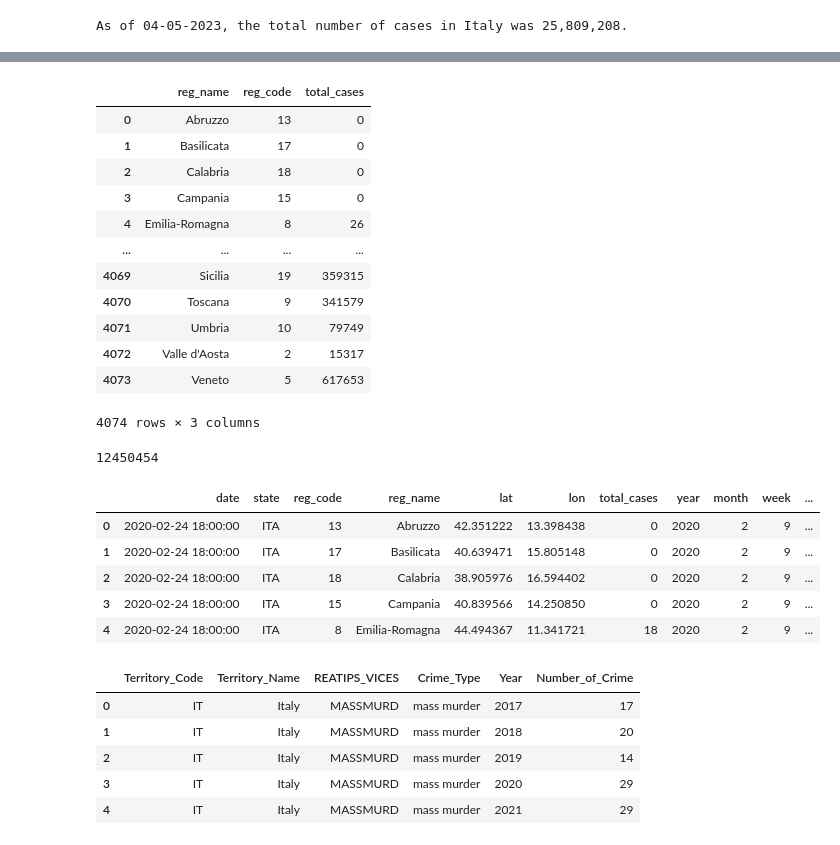
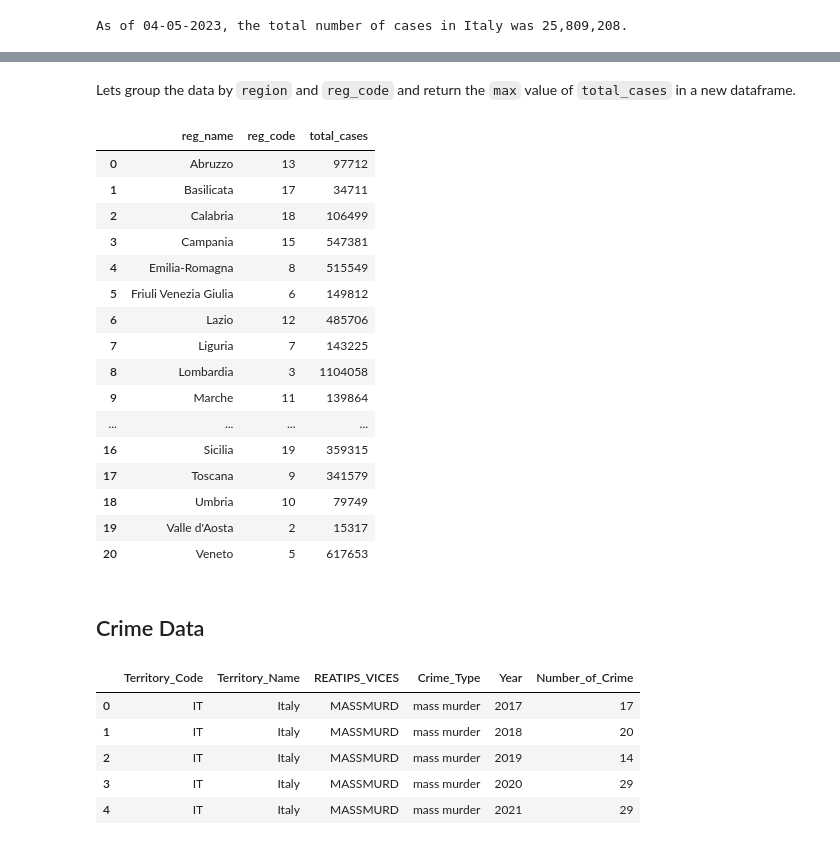
Before and after one commit to OmdenaAI/milan-italy-impact-covid-crimes, a Jupyter notebook: src/tasks/task-2-data-cleaning/files.ipynb, the cells around one changed output, grey strips where cells are left out. Saved outputs shown, nothing was run; the diff lists cells and outputs as text; code cells hidden in the pictures.

```diff
--- a/src/tasks/task-2-data-cleaning/files.ipynb
+++ b/src/tasks/task-2-data-cleaning/files.ipynb
@@ -487,17 +476,0 @@ covid_reg_dates
-# %%
-df_cases_sum = pd.DataFrame(covid_reg_dates[['reg_name', 'reg_code', 'total_cases']])
-df_cases_sum
-# %% [output]
-|  | reg_name | reg_code | total_cases |
-| 0 | Abruzzo | 13 | 0 |
-| 1 | Basilicata | 17 | 0 |
-| 2 | Calabria | 18 | 0 |
-| 3 | Campania | 15 | 0 |
-| 4 | Emilia-Romagna | 8 | 26 |
-| ... | ... | ... | ... |
-| 4069 | Sicilia | 19 | 359315 |
-| 4070 | Toscana | 9 | 341579 |
-| 4071 | Umbria | 10 | 79749 |
-| 4072 | Valle d'Aosta | 2 | 15317 |
-| 4073 | Veneto | 5 | 617653 |
-4074 rows × 3 columns
@@ -509,4 +476,0 @@ def get_total_cases_sum(covid_reg, reg_name, year, month):
-# %%
-get_total_cases_sum(covid_reg, 'Veneto', 2020, 12)
-# %% [output]
-12450454
@@ -516,12 +477,29 @@ get_total_cases_sum(covid_reg, 'Veneto', 2020, 12)
-# %%
-covid_reg.head()
-# %% [output]
-|  | date | state | reg_code | reg_name | lat | lon | total_cases | year | month | week | ... |
-| 0 | 2020-02-24 18:00:00 | ITA | 13 | Abruzzo | 42.351222 | 13.398438 | 0 | 2020 | 2 | 9 | ... |
-| 1 | 2020-02-24 18:00:00 | ITA | 17 | Basilicata | 40.639471 | 15.805148 | 0 | 2020 | 2 | 9 | ... |
-| 2 | 2020-02-24 18:00:00 | ITA | 18 | Calabria | 38.905976 | 16.594402 | 0 | 2020 | 2 | 9 | ... |
-| 3 | 2020-02-24 18:00:00 | ITA | 15 | Campania | 40.839566 | 14.250850 | 0 | 2020 | 2 | 9 | ... |
-| 4 | 2020-02-24 18:00:00 | ITA | 8 | Emilia-Romagna | 44.494367 | 11.341721 | 18 | 2020 | 2 | 9 | ... |
+# %% [markdown]
+Lets group the data by `region` and `reg_code` and return the `max` value of `total_cases` in a new dataframe.
+# %%
+# Create a dataframe with the total cases by region
+covid_cases_max = pd.DataFrame(covid_reg_dates.groupby(['reg_name', 'reg_code'])['total_cases'].max()).reset_index()
+covid_cases_max
+# %% [output]
+|  | reg_name | reg_code | total_cases |
+| 0 | Abruzzo | 13 | 97712 |
+| 1 | Basilicata | 17 | 34711 |
+| 2 | Calabria | 18 | 106499 |
+| 3 | Campania | 15 | 547381 |
+| 4 | Emilia-Romagna | 8 | 515549 |
+| 5 | Friuli Venezia Giulia | 6 | 149812 |
+| 6 | Lazio | 12 | 485706 |
+| 7 | Liguria | 7 | 143225 |
+| 8 | Lombardia | 3 | 1104058 |
+| 9 | Marche | 11 | 139864 |
+| ... | ... | ... | ... |
+| 16 | Sicilia | 19 | 359315 |
+| 17 | Toscana | 9 | 341579 |
+| 18 | Umbria | 10 | 79749 |
+| 19 | Valle d'Aosta | 2 | 15317 |
+| 20 | Veneto | 5 | 617653 |
+# %% [markdown]
+## Crime Data
 # %%
 crime_url = '../../data/crime_type_by_year_cleaned.csv'
 # %%
```
Also changed, not shown: parts of 16 cells of this notebook.
